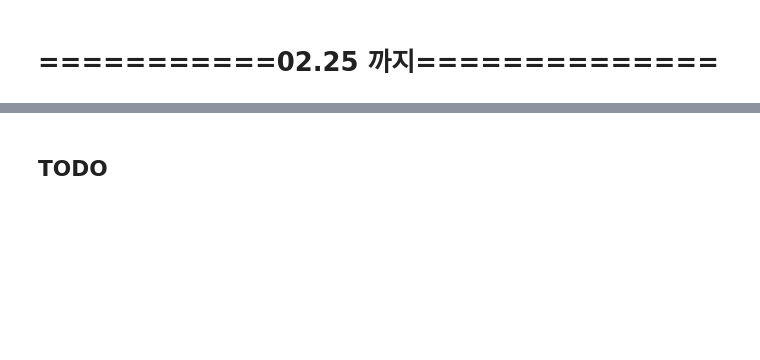
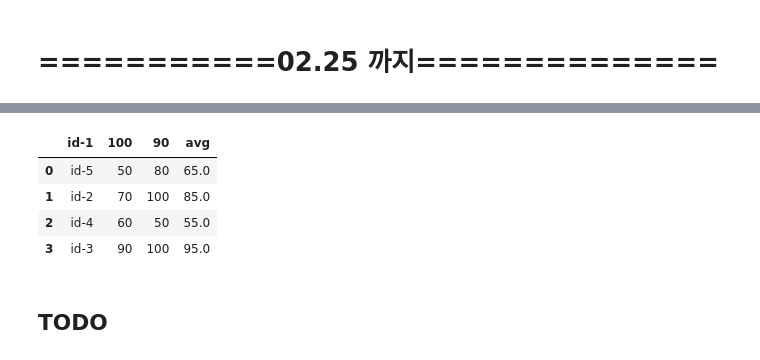
Before and after one commit to kkogggokk/Python, a Jupyter notebook: 04_Pandas/01_수업자료/02_Pandas_DataFrame.ipynb, the cells around one changed output, grey strips where cells are left out. Cells and saved outputs as stored; diff of their text form; code cells hidden in the pictures; blank space fills up the shorter version.

```diff
--- a/04_Pandas/01_수업자료/02_Pandas_DataFrame.ipynb
+++ b/04_Pandas/01_수업자료/02_Pandas_DataFrame.ipynb
@@ -1418,3 +947,8 @@ movie.iloc[5:10,0:3]
         - DataFrame객체[조건][열]
         - DataFrame객체.loc[조건, 열]
 - **iloc[]**은 boolean indexing을 **지원하지 않는다.**
+# %%
+import pandas as pd
+grade = pd.read_csv('data/grade1.csv', index_col = 0)
+grade
+# 파일 값이 좀 다름 --> 확인
@@ -1420,0 +961,10 @@ movie.iloc[5:10,0:3]
+# %%
+# 평균 각 아이디 별로 평균을 구하기 : 축을 지정해서
+grade['avg'] = grade.mean(axis = 1)
+grade
+# %% [output]
+|  | id-1 | 100 | 90 | avg |
+| 0 | id-5 | 50 | 80 | 65.0 |
+| 1 | id-2 | 70 | 100 | 85.0 |
+| 2 | id-4 | 60 | 50 | 55.0 |
+| 3 | id-3 | 90 | 100 | 95.0 |
```
Also changed, not shown: parts of 92 cells of this notebook, 5 other files.
